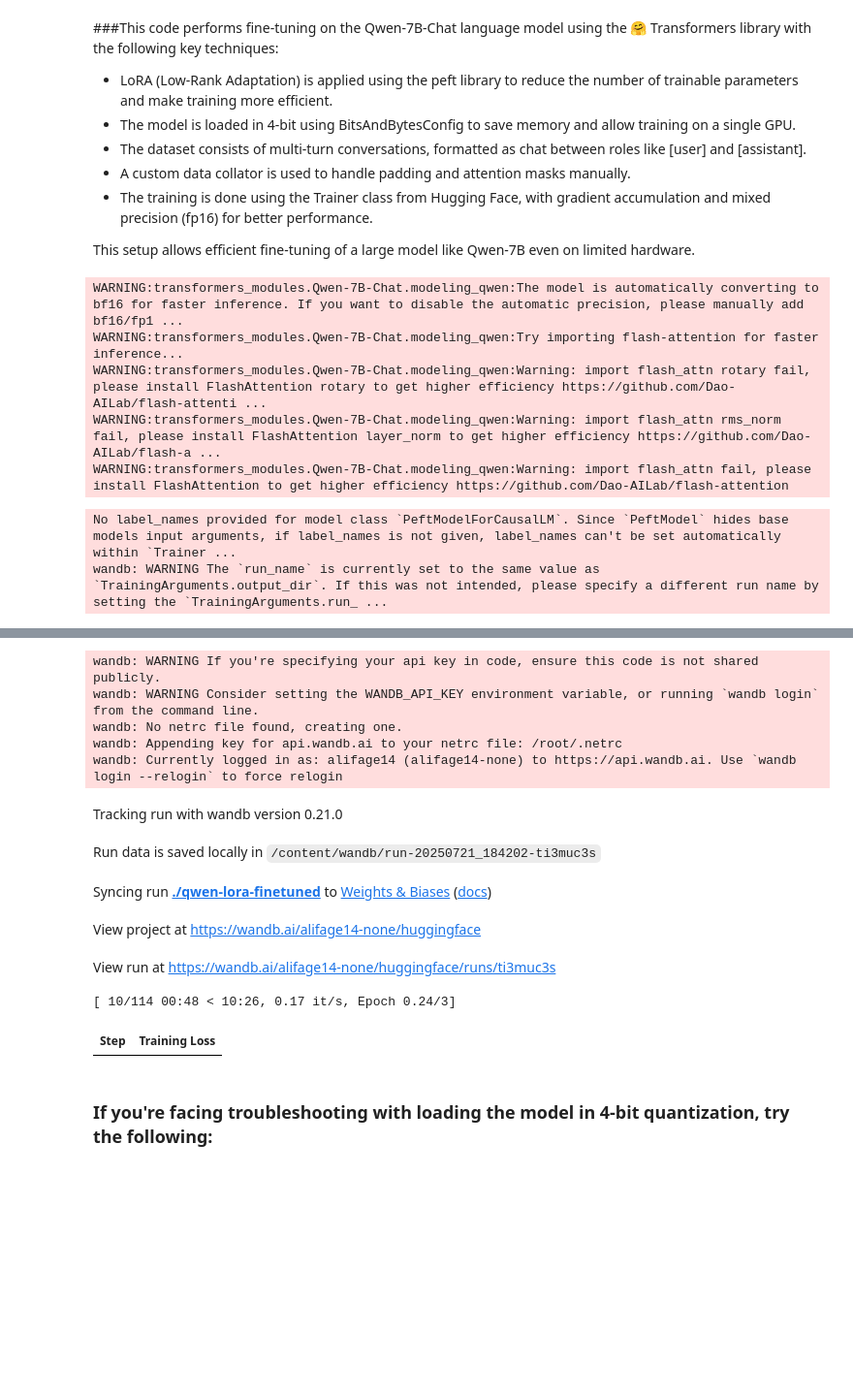
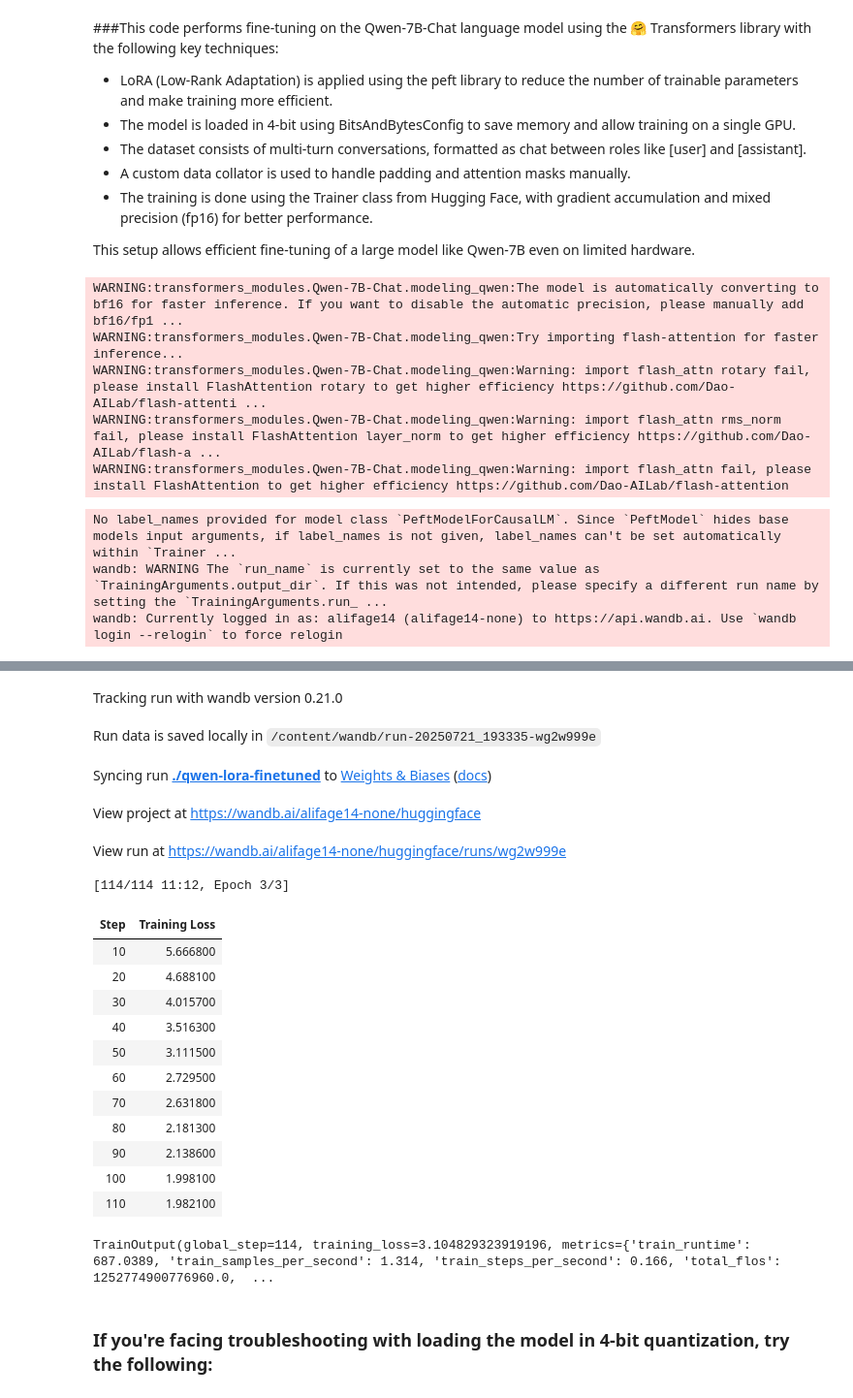
Before and after one commit to zoldyck13/Qwen-7B-Chat-Fine-Tuning, a Jupyter notebook: Qwen_7B_Chat.ipynb, the cells around one changed output, grey strips where cells are left out. Shown: that part at 97% size. Drawn from its saved outputs; the diff is of its cells as text; code cells hidden in the pictures; blank space fills up the shorter version.

Commit message:
Increase the learning rate

```diff
--- a/Qwen_7B_Chat.ipynb
+++ b/Qwen_7B_Chat.ipynb
@@ -184,11 +184,11 @@ training_args = TrainingArguments(
     per_device_train_batch_size=1,
     gradient_accumulation_steps=8,
     num_train_epochs=3,
-    learning_rate=2e-4,
+    learning_rate=1e-4,
     fp16=True,
     save_steps=100,
     save_total_limit=2,
-    logging_steps=50,
+    logging_steps=10,
 )
 
 trainer = Trainer(
@@ -208,3 +208,4 @@ WARNING:transformers_modules.Qwen-7B-Chat.modeling_qwen:Warning: import flash_at
 WARNING:transformers_modules.Qwen-7B-Chat.modeling_qwen:Warning: import flash_attn fail, please install FlashAttention to get higher efficiency https://github.com/Dao-AILab/flash-attention
 No label_names provided for model class `PeftModelForCausalLM`. Since `PeftModel` hides base models input arguments, if label_names is not given, label_names can't be set automatically within `Trainer ...
 wandb: WARNING The `run_name` is currently set to the same value as `TrainingArguments.output_dir`. If this was not intended, please specify a different run name by setting the `TrainingArguments.run_ ...
+wandb: Currently logged in as: alifage14 (alifage14-none) to https://api.wandb.ai. Use `wandb login --relogin` to force relogin
@@ -212,12 +212,19 @@ wandb: WARNING The `run_name` is currently set to the same value as `TrainingArg
-wandb: WARNING If you're specifying your api key in code, ensure this code is not shared publicly.
-wandb: WARNING Consider setting the WANDB_API_KEY environment variable, or running `wandb login` from the command line.
-wandb: No netrc file found, creating one.
-wandb: Appending key for api.wandb.ai to your netrc file: /root/.netrc
-wandb: Currently logged in as: alifage14 (alifage14-none) to https://api.wandb.ai. Use `wandb login --relogin` to force relogin
 Tracking run with wandb version 0.21.0
-Run data is saved locally in /content/wandb/run-20250721_184202-ti3muc3s
+Run data is saved locally in /content/wandb/run-20250721_193335-wg2w999e
 Syncing run ./qwen-lora-finetuned to Weights & Biases (docs)
 View project at https://wandb.ai/alifage14-none/huggingface
-View run at https://wandb.ai/alifage14-none/huggingface/runs/ti3muc3s
+View run at https://wandb.ai/alifage14-none/huggingface/runs/wg2w999e
+[114/114 11:12, Epoch 3/3]
+| Step | Training Loss |
+| 10 | 5.666800 |
+| 20 | 4.688100 |
+| 30 | 4.015700 |
+| 40 | 3.516300 |
+| 50 | 3.111500 |
+| 60 | 2.729500 |
+| 70 | 2.631800 |
+| 80 | 2.181300 |
+| 90 | 2.138600 |
+| 100 | 1.998100 |
+| 110 | 1.982100 |
-[ 10/114 00:48 < 10:26, 0.17 it/s, Epoch 0.24/3]
+TrainOutput(global_step=114, training_loss=3.104829323919196, metrics={'train_runtime': 687.0389, 'train_samples_per_second': 1.314, 'train_steps_per_second': 0.166, 'total_flos': 1252774900776960.0,  ...
-| Step | Training Loss |
```
Also changed, not shown: parts of 3 cells of this notebook.
